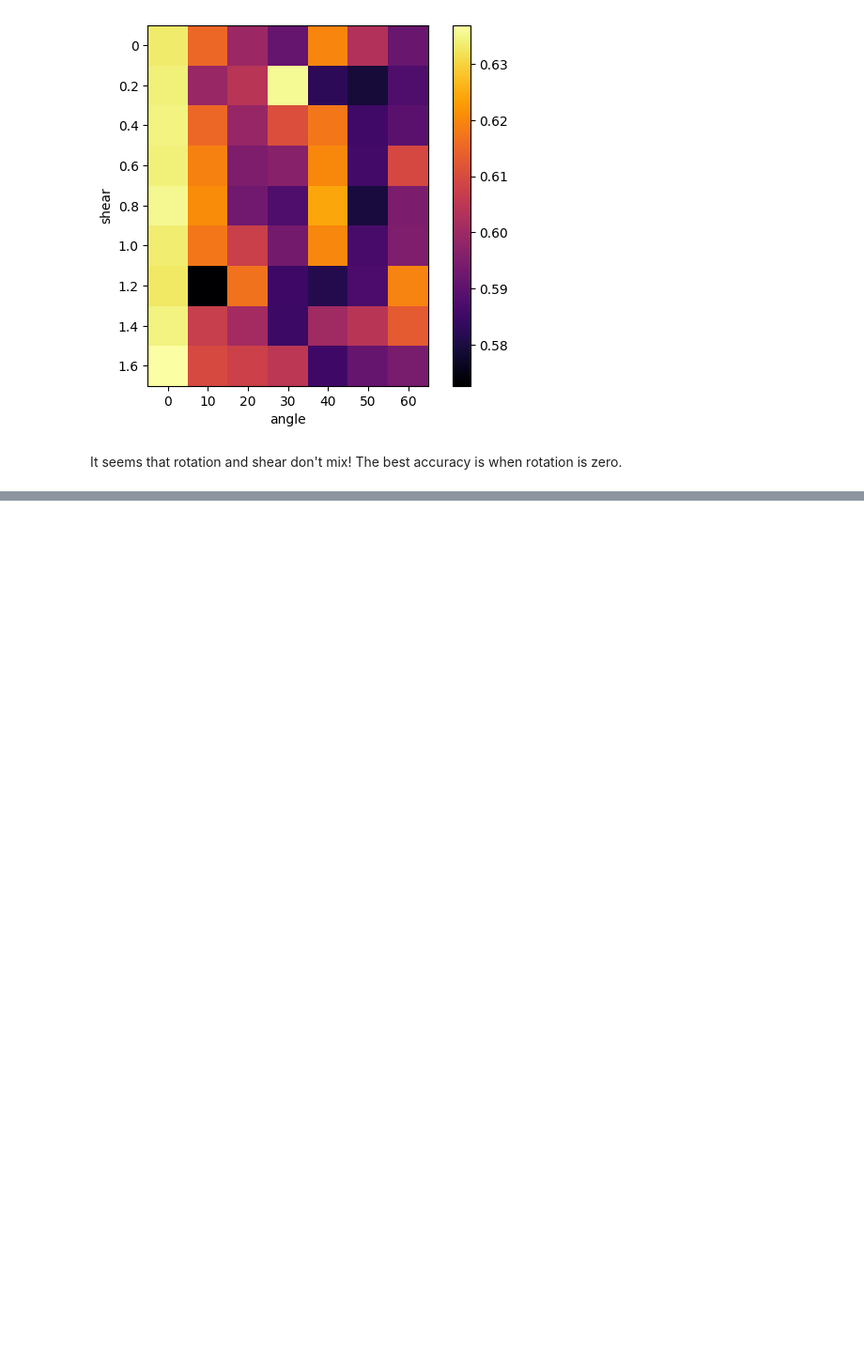
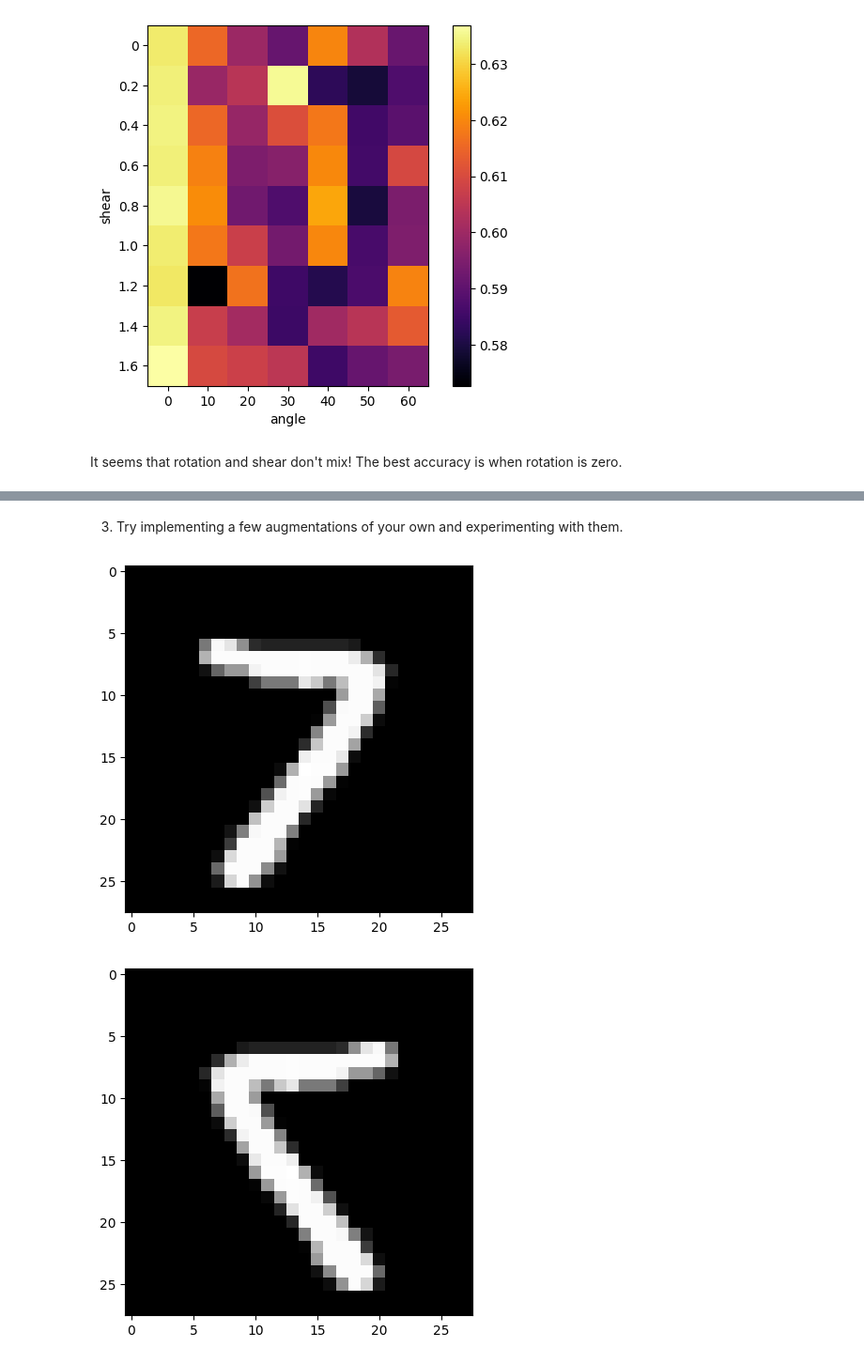
Before and after one commit to BadrigariPoojitha/IIITH_Training-AIML, a Jupyter notebook: poojitha__Module_1_Lab_3_Data_Augmentation.ipynb, the cells around one changed output, grey strips where cells are left out. Shown at 94% size. Cells and saved outputs as stored; diff of their text form; code cells hidden in the pictures; blank space fills up the shorter version.

```diff
--- a/poojitha__Module_1_Lab_3_Data_Augmentation.ipynb
+++ b/poojitha__Module_1_Lab_3_Data_Augmentation.ipynb
@@ -338 +340,21 @@ Yes, increasing the number of augmentations from each sample can potentially imp
 Whenever you do any experiment, a good practice is to vary the hyperparameters gradually and create a graph of your results, like we did for gridsearch.
+# %% [markdown]
+3. Try implementing a few augmentations of your own and experimenting with them.
+# %%
+import numpy as np
+import matplotlib.pyplot as plt
+
+def flip_horizontal(sample):
+    return np.fliplr(sample)
+
+# Example usage
+sample = train_X[2]
+plt.imshow(sample, cmap='gray')
+plt.show()
+
+flipped_sample = flip_horizontal(sample)
+plt.imshow(flipped_sample, cmap='gray')
+plt.show()
+# %% [output]
+[figure, added]
+[figure, added]
```
Also changed, not shown: parts of 14 cells of this notebook.
